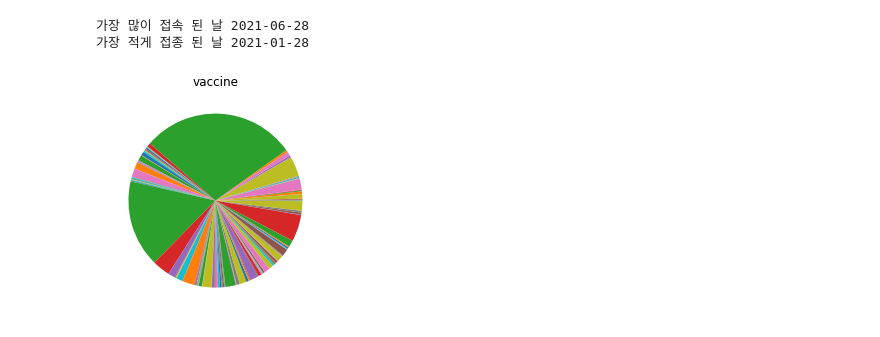
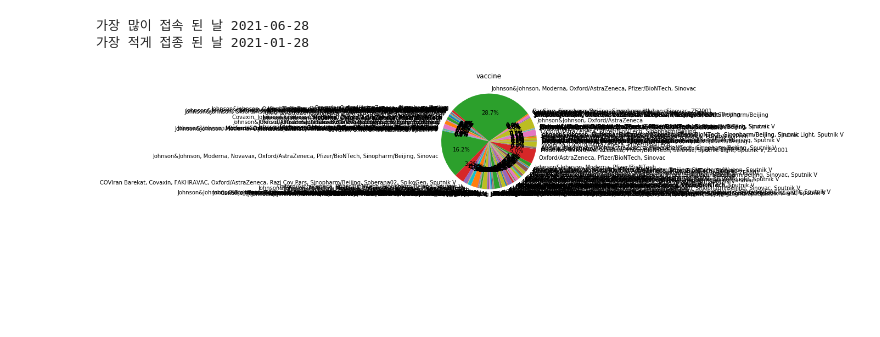
Before and after one commit to junyoungBae1/OpenSrcSW, a Jupyter notebook: final.ipynb, the cells around one changed output. Cells and saved outputs as stored; diff of their text form; code cells hidden in the pictures; blank space fills up the shorter version.

```diff
--- a/final.ipynb
+++ b/final.ipynb
@@ -23,32 +23,32 @@ for row in data:
         row[7] = float(row[7])
         if(country[i] != row[0]):
             country.append(row[0])
             i+=1
             vaccindata.append(row[12])
             userdata.append(user)
             user = 0
 
         if max < row[7]:
             max = row[7]
             maxdata = row[2]
         if min > row[7]:
             min = row[7]
             mindata = row[2]
 
         user += float(row[7])
 
 
 
 
 
 print("가장 많이 접속 된 날",maxdata)
 print("가장 적게 접종 된 날",mindata)
 
 
 plt.title("vaccine")
-plt.pie(userdata)
+plt.pie(userdata,labels = vaccindata,autopct="%.1f%%")
 plt.show()
 # %% [output]
 가장 많이 접속 된 날 2021-06-28
 가장 적게 접종 된 날 2021-01-28
-[figure, old version]
+[figure, new version]
```
